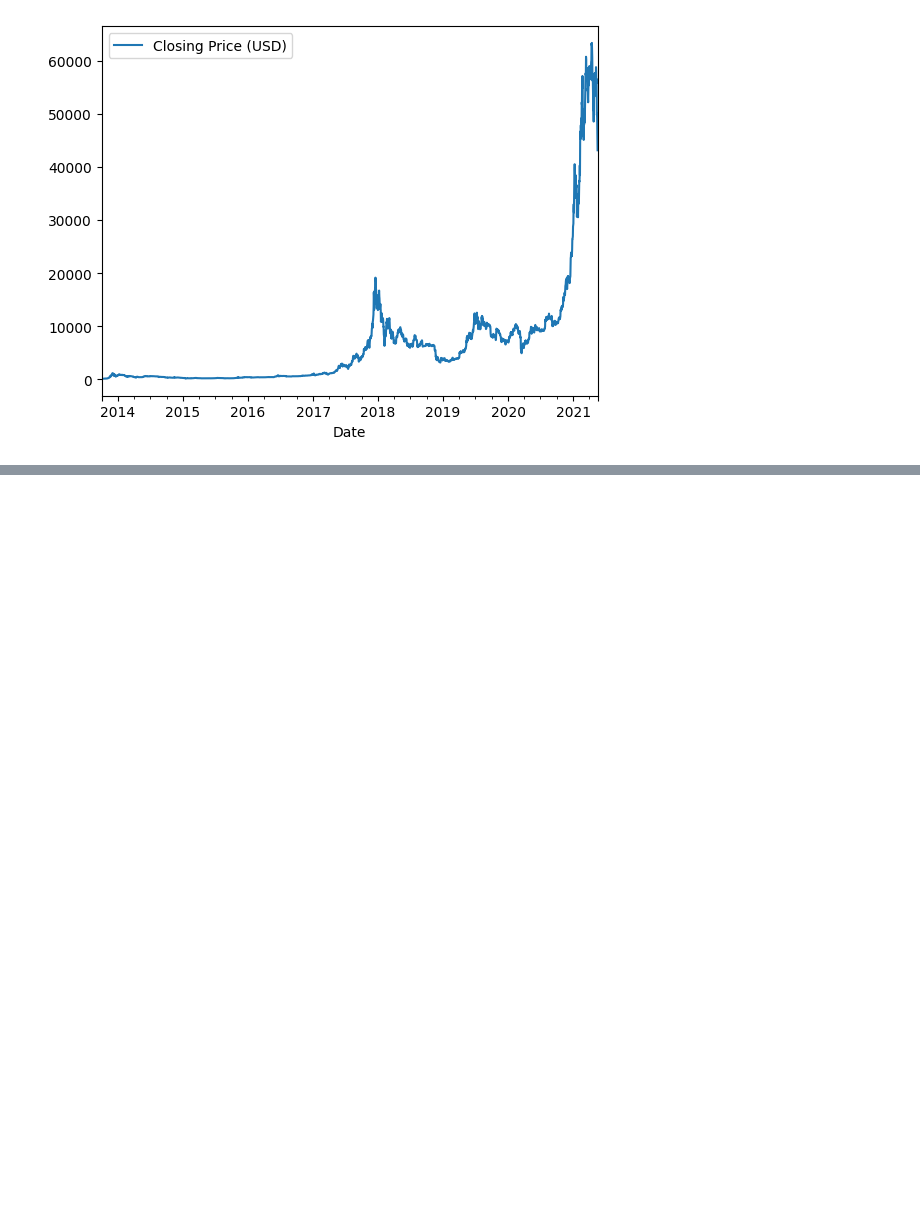
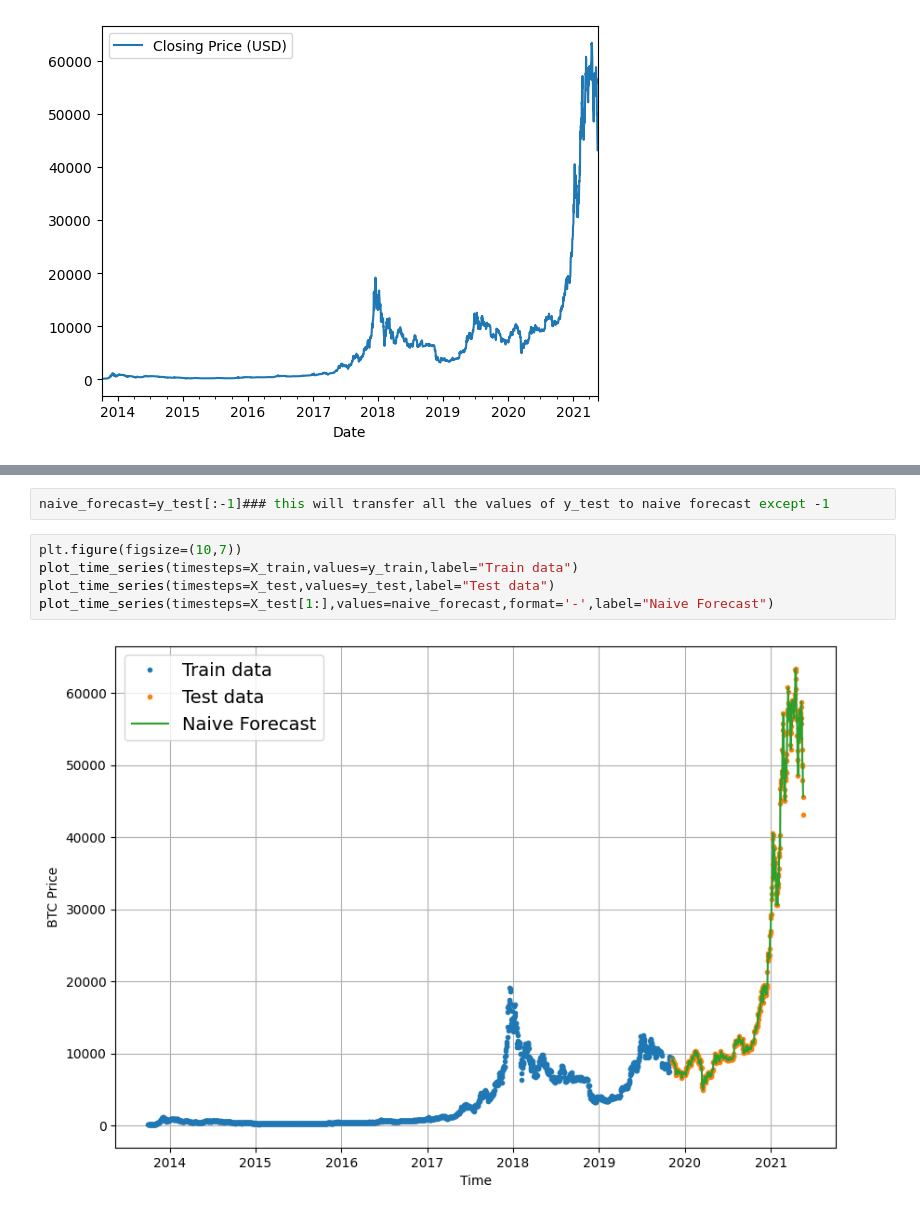
Before and after one commit to nagnimit03/Bitcoin-Prediction-Time-Series-Forecasting, a Jupyter notebook: Bitcoin_Time_Series_Forecasting.ipynb, the cells around one changed output, grey strips where cells are left out. Cells and saved outputs as stored; diff of their text form; blank space fills up the shorter version.

```diff
--- a/Bitcoin_Time_Series_Forecasting.ipynb
+++ b/Bitcoin_Time_Series_Forecasting.ipynb
@@ -110,0 +170,9 @@ bitcoin_prices.plot()
+# %%
+naive_forecast=y_test[:-1]### this will transfer all the values of y_test to naive forecast except -1
+# %%
+plt.figure(figsize=(10,7))
+plot_time_series(timesteps=X_train,values=y_train,label="Train data")
+plot_time_series(timesteps=X_test,values=y_test,label="Test data")
+plot_time_series(timesteps=X_test[1:],values=naive_forecast,format='-',label="Naive Forecast")
+# %% [output]
+[figure, added]
```
Also changed, not shown: parts of 15 cells of this notebook.
